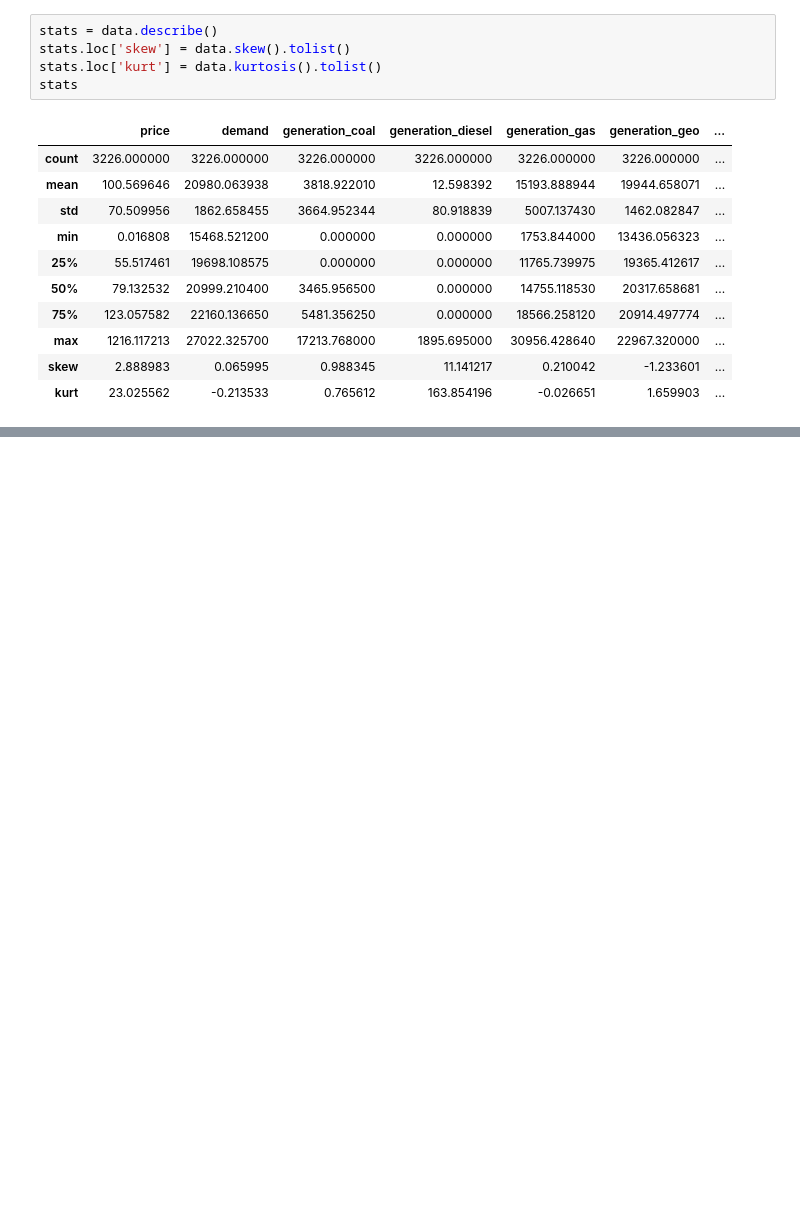
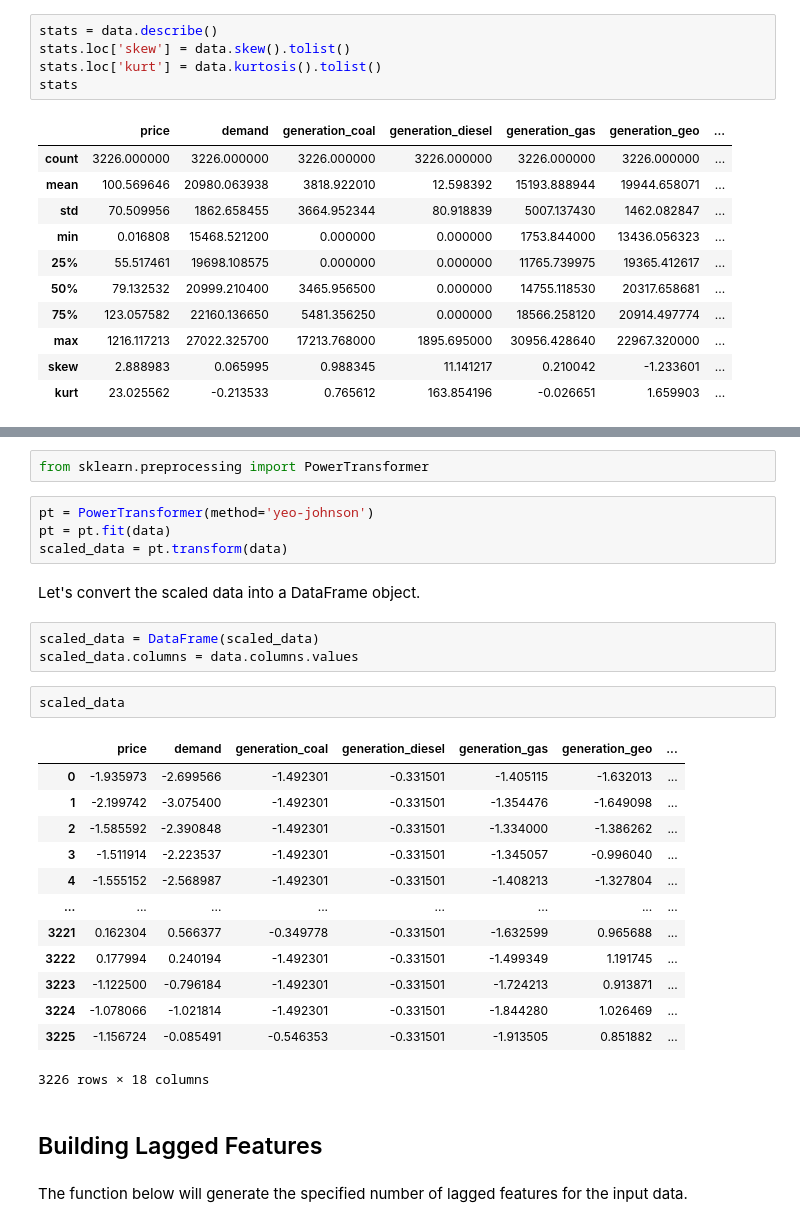
Before and after one commit to gauravkapoor27/LASSO-Feature-Selection, a Jupyter notebook: main.ipynb, the cells around one changed output, grey strips where cells are left out. Saved outputs shown, nothing was run; the diff lists cells and outputs as text; blank space fills up the shorter version.

```diff
--- a/main.ipynb
+++ b/main.ipynb
@@ -31,0 +77,31 @@ sns.heatmap(data.corr(), annot=True, cmap=sns.cubehelix_palette(as_cmap=True));
+# %%
+from sklearn.preprocessing import PowerTransformer
+# %%
+pt = PowerTransformer(method='yeo-johnson')
+pt = pt.fit(data)
+scaled_data = pt.transform(data)
+# %% [markdown]
+Let's convert the scaled data into a DataFrame object.
+# %%
+scaled_data = DataFrame(scaled_data)
+scaled_data.columns = data.columns.values
+# %%
+scaled_data
+# %% [output]
+|  | price | demand | generation_coal | generation_diesel | generation_gas | generation_geo | ... |
+| 0 | -1.935973 | -2.699566 | -1.492301 | -0.331501 | -1.405115 | -1.632013 | ... |
+| 1 | -2.199742 | -3.075400 | -1.492301 | -0.331501 | -1.354476 | -1.649098 | ... |
+| 2 | -1.585592 | -2.390848 | -1.492301 | -0.331501 | -1.334000 | -1.386262 | ... |
+| 3 | -1.511914 | -2.223537 | -1.492301 | -0.331501 | -1.345057 | -0.996040 | ... |
+| 4 | -1.555152 | -2.568987 | -1.492301 | -0.331501 | -1.408213 | -1.327804 | ... |
+| ... | ... | ... | ... | ... | ... | ... | ... |
+| 3221 | 0.162304 | 0.566377 | -0.349778 | -0.331501 | -1.632599 | 0.965688 | ... |
+| 3222 | 0.177994 | 0.240194 | -1.492301 | -0.331501 | -1.499349 | 1.191745 | ... |
+| 3223 | -1.122500 | -0.796184 | -1.492301 | -0.331501 | -1.724213 | 0.913871 | ... |
+| 3224 | -1.078066 | -1.021814 | -1.492301 | -0.331501 | -1.844280 | 1.026469 | ... |
+| 3225 | -1.156724 | -0.085491 | -0.546353 | -0.331501 | -1.913505 | 0.851882 | ... |
+3226 rows × 18 columns
+# %% [markdown]
+## Building Lagged Features
+# %% [markdown]
+The function below will generate the specified number of lagged features for the input data.
```
Also changed, not shown: parts of 31 cells of this notebook.
